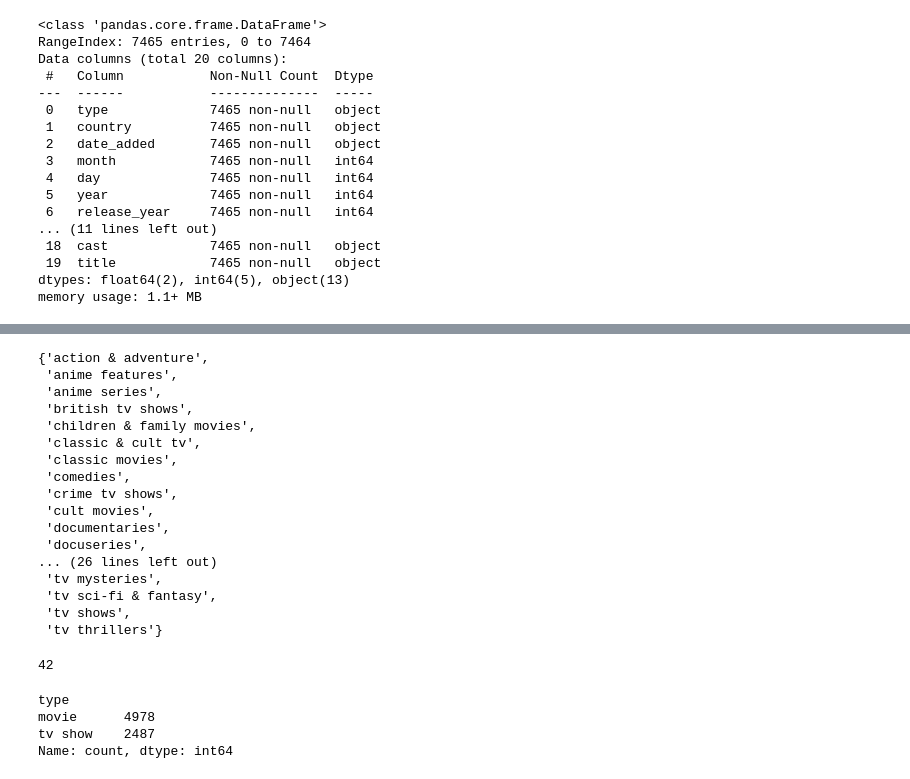
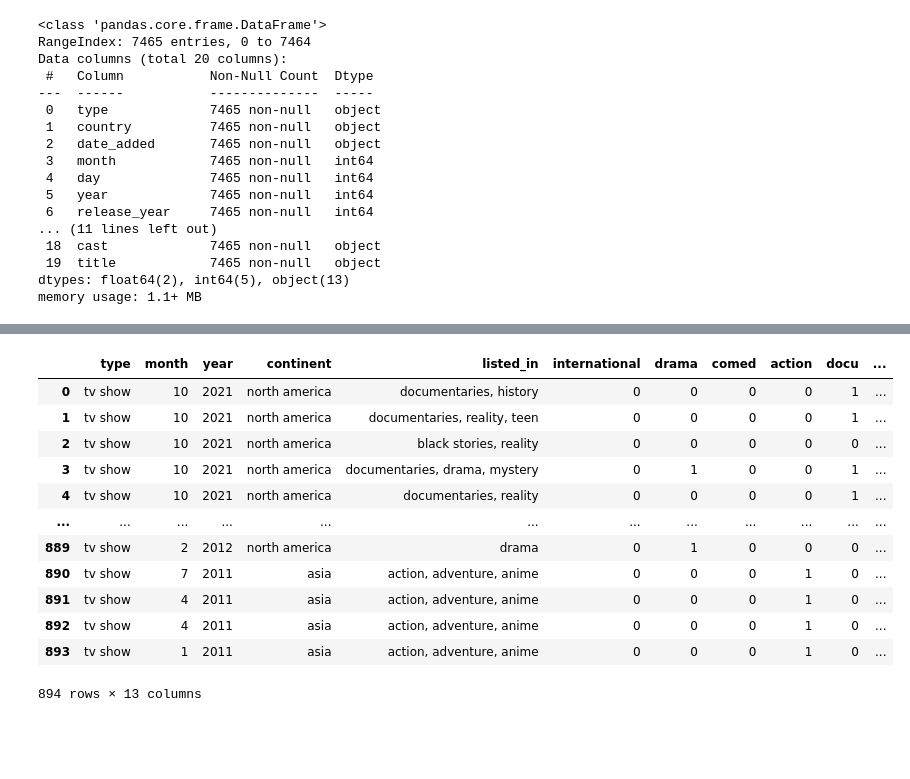
Before and after one commit to RickyMiura/Netflix-Hulu-EDA, a Jupyter notebook: ricky_eda.ipynb, the cells around one changed output, grey strips where cells are left out. Drawn from its saved outputs; the diff is of its cells as text; code cells hidden in the pictures; blank space fills up the shorter version.

```diff
--- a/ricky_eda.ipynb
+++ b/ricky_eda.ipynb
@@ -122,9 +132,10 @@ def one_hot_genre(listed_in, genre):
 # %%
-genres_df = df[['type', 'month', 'year', 'release_year', 'continent', 'listed_in']].copy()
-genre_list = ['international', 'dramas', 'comedies', 'action', 'docu', 'thriller', 'romantic']
+hulu_genres_df = df_hulu[['type', 'month', 'year', 'continent', 'listed_in']].copy()
+net_genres_df = df_netflix[['type', 'month', 'year', 'continent', 'listed_in']].copy()
+genre_list = ['international', 'drama', 'comed', 'action', 'docu', 'thriller', 'roman']
 for genre in genre_list:
-    genres_df[genre] = genres_df['listed_in'].apply(lambda row: one_hot_genre(row, genre))
+    hulu_genres_df[genre] = hulu_genres_df['listed_in'].apply(lambda row: one_hot_genre(row, genre))
+    net_genres_df[genre] = net_genres_df['listed_in'].apply(lambda row: one_hot_genre(row, genre))
 
-genres_df['other'] = genres_df[genre_list].apply(lambda row: 1 if (row == 0).all() else 0, axis=1)
-genres_df['season'] = genres_df['month'].apply(lambda month: month_to_season(month))
-#genres_df['added_season'] = genres_df.apply(lambda row: str(row['season'])+' '+str(row['year']), axis=1)
+hulu_genres_df['other'] = hulu_genres_df[genre_list].apply(lambda row: 1 if (row == 0).all() else 0, axis=1)
+net_genres_df['other'] = net_genres_df[genre_list].apply(lambda row: 1 if (row == 0).all() else 0, axis=1)
@@ -203,31 +142,16 @@ genres = set(genres)
-# %%
-genres
-# %% [output]
-{'action & adventure',
- 'anime features',
- 'anime series',
- 'british tv shows',
- 'children & family movies',
- 'classic & cult tv',
- 'classic movies',
- 'comedies',
- 'crime tv shows',
- 'cult movies',
- 'documentaries',
- 'docuseries',
-... (26 lines left out)
- 'tv mysteries',
- 'tv sci-fi & fantasy',
- 'tv shows',
- 'tv thrillers'}
-# %%
-len(genres)
-# %% [output]
-42
-# %%
-df['type'].value_counts()
-# %% [output]
-type
-movie      4978
-tv show    2487
-Name: count, dtype: int64
+# %%
+hulu_genres_df
+# %% [output]
+|  | type | month | year | continent | listed_in | international | drama | comed | action | docu | ... |
+| 0 | tv show | 10 | 2021 | north america | documentaries, history | 0 | 0 | 0 | 0 | 1 | ... |
+| 1 | tv show | 10 | 2021 | north america | documentaries, reality, teen | 0 | 0 | 0 | 0 | 1 | ... |
+| 2 | tv show | 10 | 2021 | north america | black stories, reality | 0 | 0 | 0 | 0 | 0 | ... |
+| 3 | tv show | 10 | 2021 | north america | documentaries, drama, mystery | 0 | 1 | 0 | 0 | 1 | ... |
+| 4 | tv show | 10 | 2021 | north america | documentaries, reality | 0 | 0 | 0 | 0 | 1 | ... |
+| ... | ... | ... | ... | ... | ... | ... | ... | ... | ... | ... | ... |
+| 889 | tv show | 2 | 2012 | north america | drama | 0 | 1 | 0 | 0 | 0 | ... |
+| 890 | tv show | 7 | 2011 | asia | action, adventure, anime | 0 | 0 | 0 | 1 | 0 | ... |
+| 891 | tv show | 4 | 2011 | asia | action, adventure, anime | 0 | 0 | 0 | 1 | 0 | ... |
+| 892 | tv show | 4 | 2011 | asia | action, adventure, anime | 0 | 0 | 0 | 1 | 0 | ... |
+| 893 | tv show | 1 | 2011 | asia | action, adventure, anime | 0 | 0 | 0 | 1 | 0 | ... |
+894 rows × 13 columns
```
Also changed, not shown: parts of 24 cells of this notebook.
